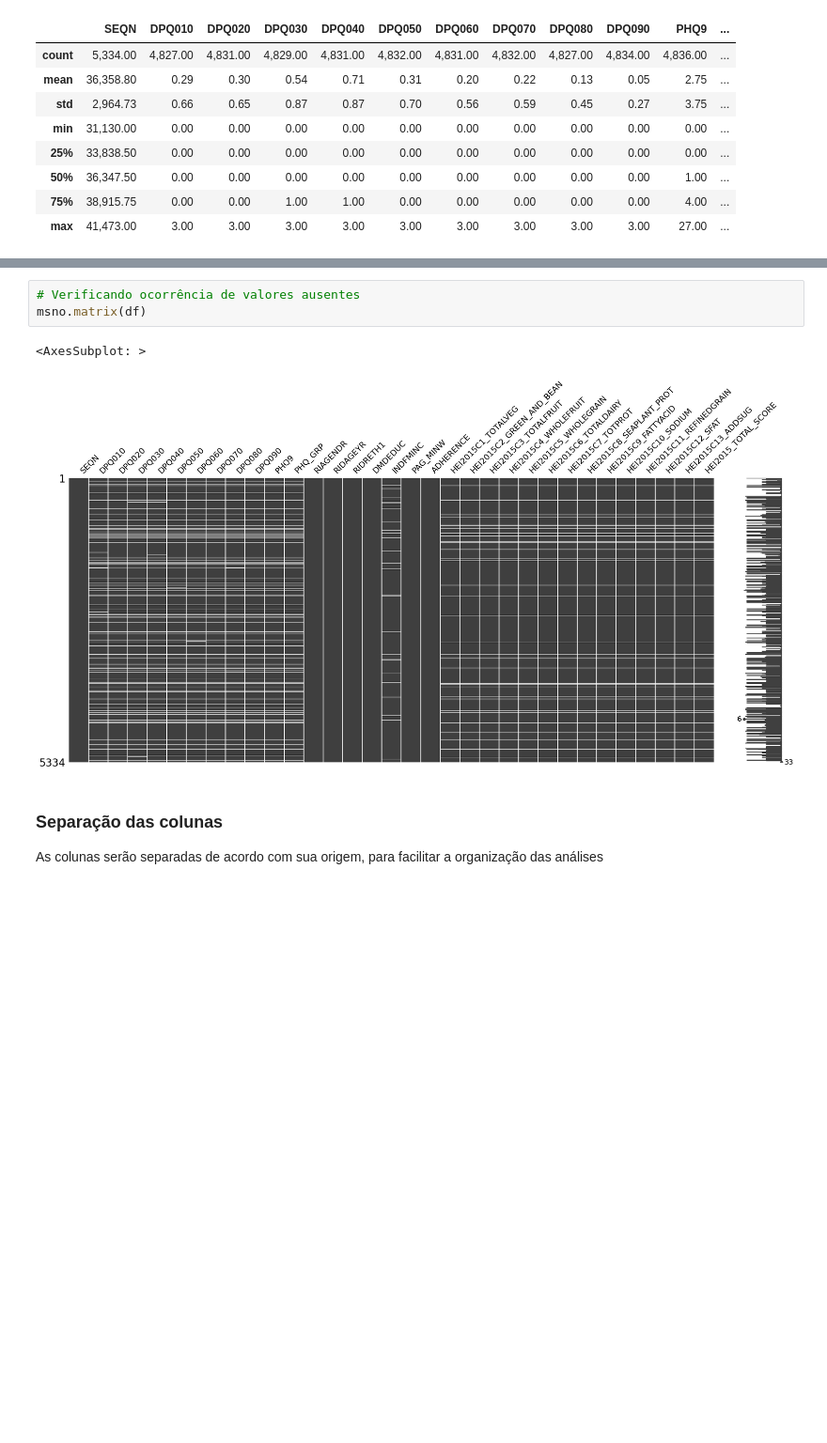
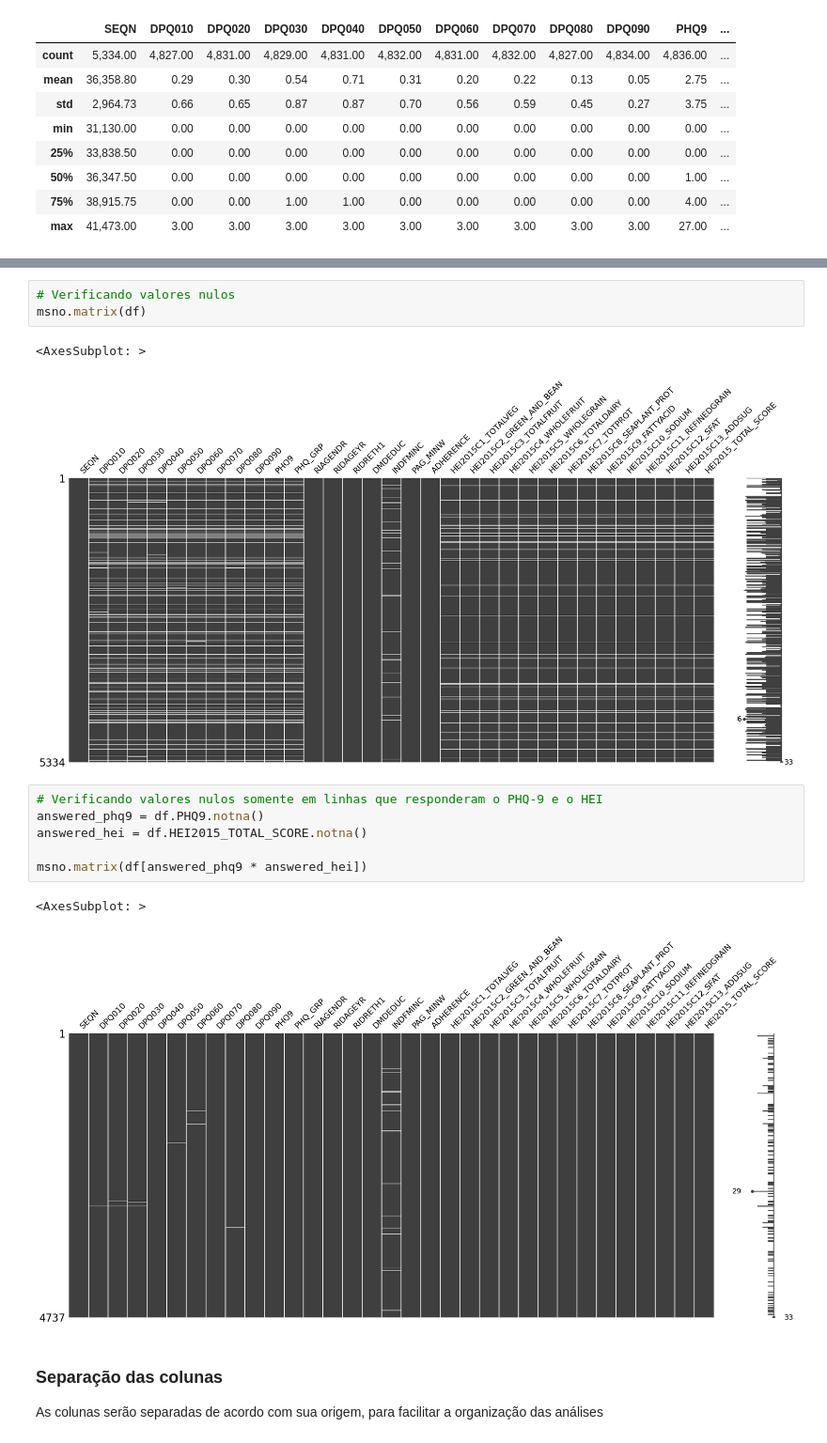
Before and after one commit to thiago-paim/tera-desafio-inferencia, a Jupyter notebook: notebooks/step_2_univariate_analysis.ipynb, the cells around one changed output, grey strips where cells are left out. Shown at 94% size. Saved outputs shown, nothing was run; the diff lists cells and outputs as text; blank space fills up the shorter version.

```diff
--- a/notebooks/step_2_univariate_analysis.ipynb
+++ b/notebooks/step_2_univariate_analysis.ipynb
@@ -79,9 +60,18 @@ df.sample(5)
 # %%
-# Verificando ocorrência de valores ausentes
+# Verificando valores nulos
 msno.matrix(df)
 # %% [output]
 <AxesSubplot: >
 [figure]
+# %%
+# Verificando valores nulos somente em linhas que responderam o PHQ-9 e o HEI
+answered_phq9 = df.PHQ9.notna()
+answered_hei = df.HEI2015_TOTAL_SCORE.notna()
+
+msno.matrix(df[answered_phq9 * answered_hei])
+# %% [output]
+<AxesSubplot: >
+[figure, added]
 # %% [markdown]
 ### Separação das colunas
 
```
Also changed, not shown: parts of 75 cells of this notebook, 1 other file.
